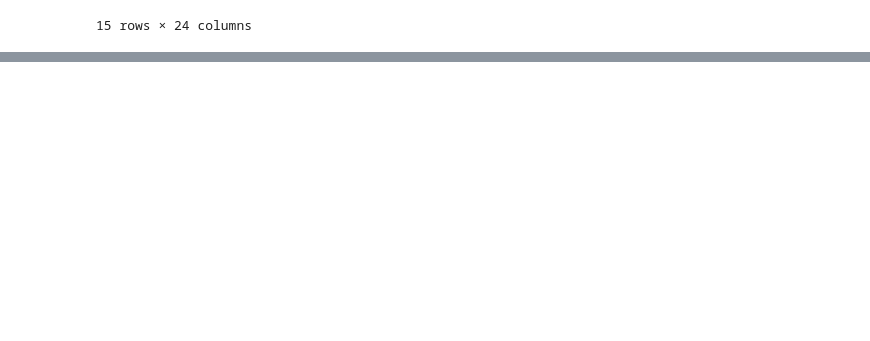
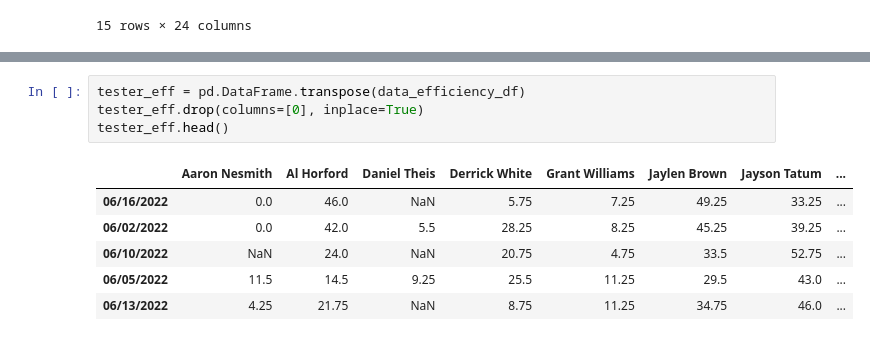
Before and after one commit to evanbruno617/Sports_betting, a Jupyter notebook: NBA/prediction_LSTM.ipynb, the cells around one changed output, grey strips where cells are left out. Cells and saved outputs as stored; diff of their text form; blank space fills up the shorter version.

```diff
--- a/NBA/prediction_LSTM.ipynb
+++ b/NBA/prediction_LSTM.ipynb
@@ -696,0 +829,11 @@ tester.loc[tester["Datetime"] < i]
+# %%
+tester_eff = pd.DataFrame.transpose(data_efficiency_df)
+tester_eff.drop(columns=[0], inplace=True)
+tester_eff.head()
+# %% [output]
+|  | Aaron Nesmith | Al Horford | Daniel Theis | Derrick White | Grant Williams | Jaylen Brown | Jayson Tatum | ... |
+| 06/16/2022 | 0.0 | 46.0 | NaN | 5.75 | 7.25 | 49.25 | 33.25 | ... |
+| 06/02/2022 | 0.0 | 42.0 | 5.5 | 28.25 | 8.25 | 45.25 | 39.25 | ... |
+| 06/10/2022 | NaN | 24.0 | NaN | 20.75 | 4.75 | 33.5 | 52.75 | ... |
+| 06/05/2022 | 11.5 | 14.5 | 9.25 | 25.5 | 11.25 | 29.5 | 43.0 | ... |
+| 06/13/2022 | 4.25 | 21.75 | NaN | 8.75 | 11.25 | 34.75 | 46.0 | ... |
```
Also changed, not shown: parts of 34 cells of this notebook, 5 other files.
